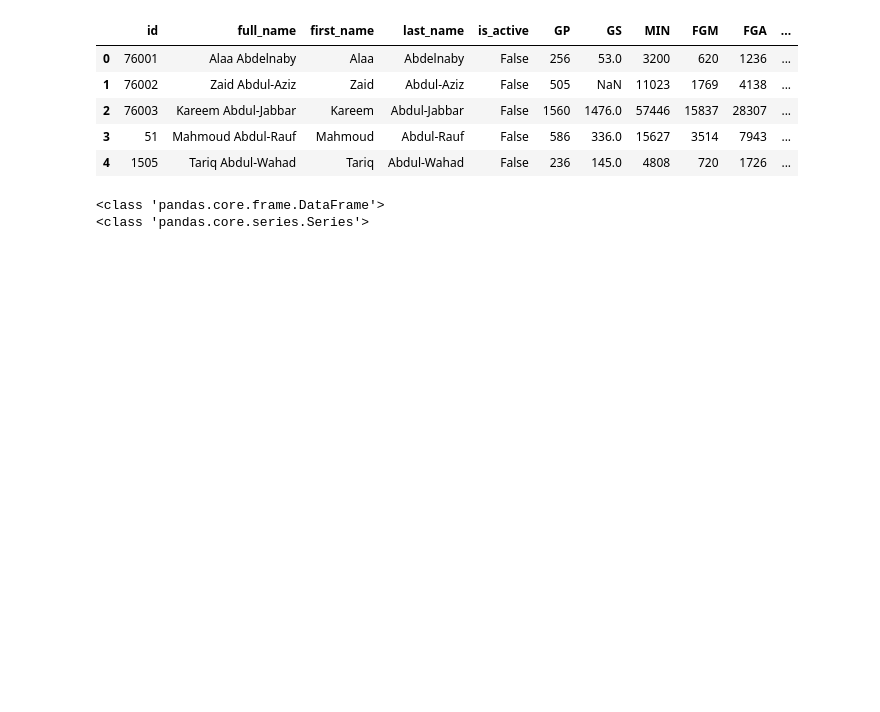
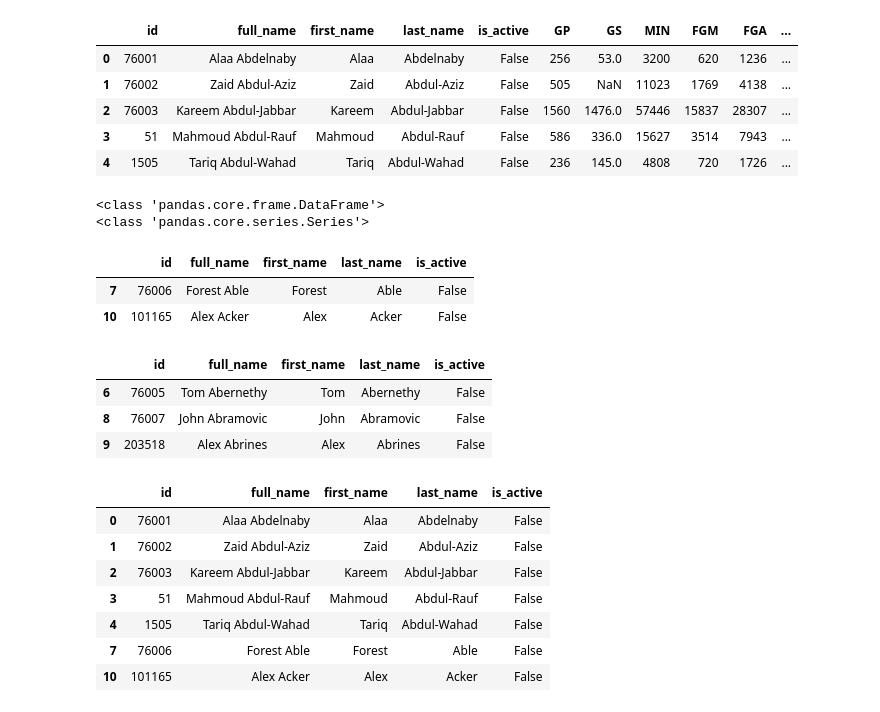
Before and after one commit to bharthun7/nba-hof-predictor, a Jupyter notebook: inactive-scraper-tester.ipynb, the cells around one changed output. Cells and saved outputs as stored; diff of their text form; code cells hidden in the pictures; blank space fills up the shorter version.

Commit message:
Set up scraping for entire inactive df, test removal of II players

```diff
--- a/inactive-scraper-tester.ipynb
+++ b/inactive-scraper-tester.ipynb
@@ -264,3 +264,29 @@ print(type(clean_avgs(playercareerstats.PlayerCareerStats(947).get_data_frames()
 # %% [output]
 <class 'pandas.core.frame.DataFrame'>
 <class 'pandas.core.series.Series'>
+# %%
+removals=["Alex Acker","Forest Able"]
+removed=test_df2[test_df2["full_name"].isin(removals)]
+removed
+# %% [output]
+|  | id | full_name | first_name | last_name | is_active |
+| 7 | 76006 | Forest Able | Forest | Able | False |
+| 10 | 101165 | Alex Acker | Alex | Acker | False |
+# %%
+test_df2.drop(removed.index)
+# %% [output]
+|  | id | full_name | first_name | last_name | is_active |
+| 6 | 76005 | Tom Abernethy | Tom | Abernethy | False |
+| 8 | 76007 | John Abramovic | John | Abramovic | False |
+| 9 | 203518 | Alex Abrines | Alex | Abrines | False |
+# %%
+pd.concat([test_df,removed])
+# %% [output]
+|  | id | full_name | first_name | last_name | is_active |
+| 0 | 76001 | Alaa Abdelnaby | Alaa | Abdelnaby | False |
+| 1 | 76002 | Zaid Abdul-Aziz | Zaid | Abdul-Aziz | False |
+| 2 | 76003 | Kareem Abdul-Jabbar | Kareem | Abdul-Jabbar | False |
+| 3 | 51 | Mahmoud Abdul-Rauf | Mahmoud | Abdul-Rauf | False |
+| 4 | 1505 | Tariq Abdul-Wahad | Tariq | Abdul-Wahad | False |
+| 7 | 76006 | Forest Able | Forest | Able | False |
+| 10 | 101165 | Alex Acker | Alex | Acker | False |
```
Also changed, not shown: 1 other file.
